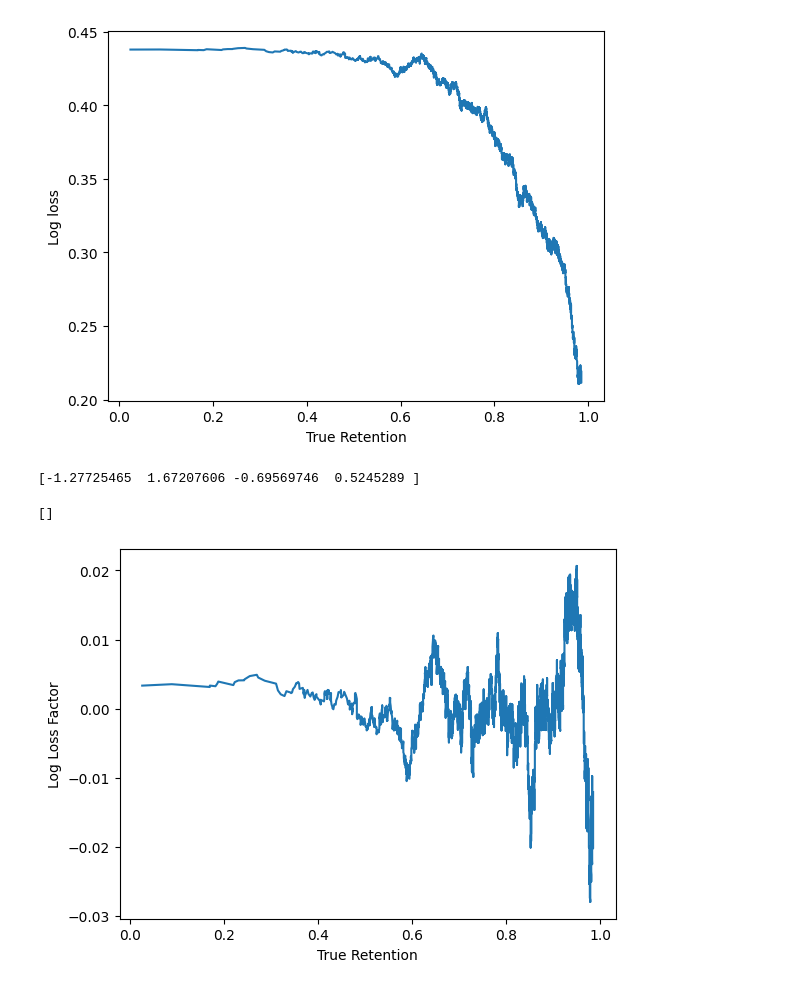
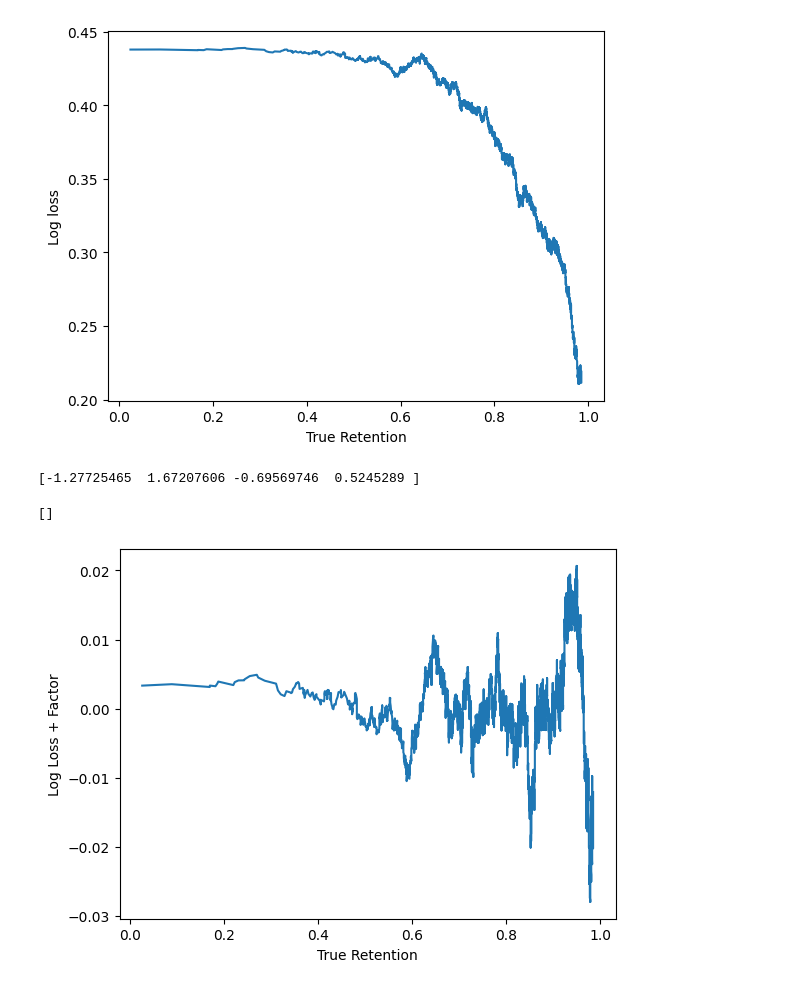
Before and after one commit to open-spaced-repetition/Anki-button-usage, a Jupyter notebook: loss-to-retention.ipynb, the cells around one changed output. Cells and saved outputs as stored; diff of their text form; code cells hidden in the pictures.

```diff
--- a/loss-to-retention.ipynb
+++ b/loss-to-retention.ipynb
@@ -54,27 +54,26 @@ ax.plot()
 # %%
 ax = plt.axes()
 
 coefficients = np.polyfit(x, y, 3)
 print(coefficients)
 
 def retention_factor(r, x):
     return x - np.polyval(coefficients, r)
 
 loss = retention_factor(x, y)
 
 ax.plot(
     x[:10000-bin_size],
     moving_average(
         loss,
         bin_size,
     ),
 )
 ax.set_xlabel("True Retention")
-ax.set_ylabel("Log Loss Factor")
-
+ax.set_ylabel("Log Loss + Factor")
 
 ax.plot()
 # %% [output]
 [-1.27725465  1.67207606 -0.69569746  0.5245289 ]
 []
-[figure, old version]
+[figure, new version]
```
Also changed, not shown: parts of 1 cell of this notebook.
